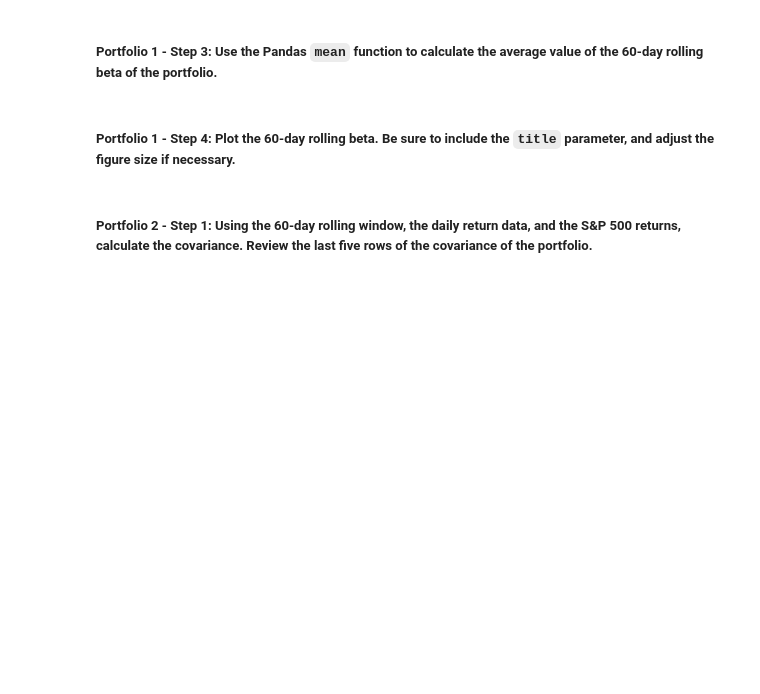
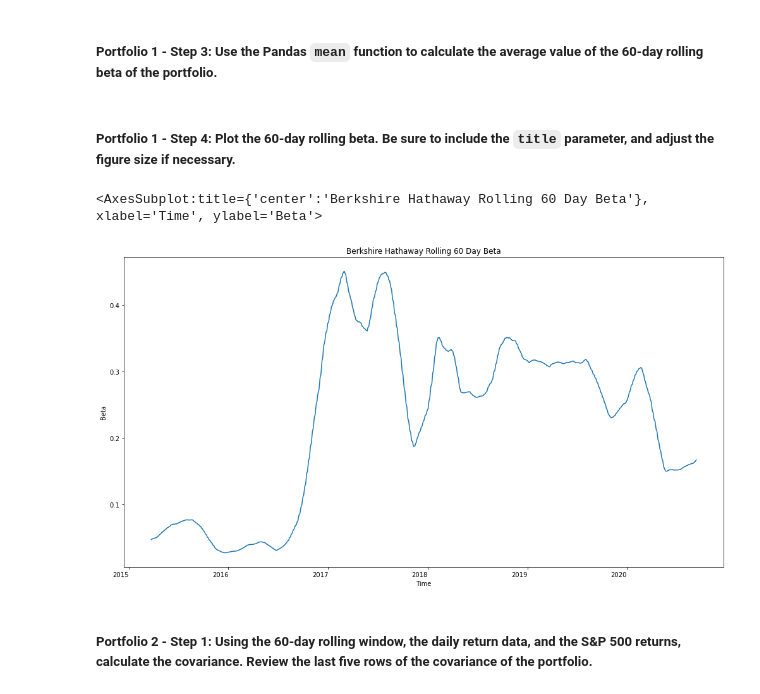
Before and after one commit to scottslusher/Whale-Analysis-Challenge, a Jupyter notebook: risk_return_analysis.ipynb, the cells around one changed output. Cells and saved outputs as stored; diff of their text form; code cells hidden in the pictures; blank space fills up the shorter version.

```diff
--- a/risk_return_analysis.ipynb
+++ b/risk_return_analysis.ipynb
@@ -357,4 +474,6 @@ Your analysis is nearing completion. Now, you need to evaluate how the portfolio
 #### Use the Pandas `var` function to calculate the variance of the S&P 500 by using a 60-day rolling window. Visualize the last five rows of the variance of the S&P 500.
 # %%
 # Calculate the variance of the S&P 500 using a rolling 60-day window.
-# YOUR CODE HERE
+sp500_60day_rolling_variance = whale_daily_return['S&P 500'].rolling(window=60)
+sp500_60day_rolling_variance = sp500_60day_rolling_variance.var()
+sp500_60day_rolling_variance.tail()
@@ -373,4 +500,11 @@ Your analysis is nearing completion. Now, you need to evaluate how the portfolio
 # %%
 # Calculate the covariance using a 60-day rolling window
 # Review the last five rows of the covariance data
-# YOUR CODE HERE
+berkshire_hathaway_rolling_60 = whale_daily_return['BERKSHIRE HATHAWAY INC'].rolling(window=60)
+
+sp500_rolling_60 = whale_daily_return['S&P 500'].rolling(window=60)
+
+berkshire_hathaway_covariance = berkshire_hathaway_rolling_60.cov(sp500_rolling_60)
+
+
+berkshire_hathaway_covariance.tail()
@@ -379,4 +521,7 @@ Your analysis is nearing completion. Now, you need to evaluate how the portfolio
 # %%
 # Calculate the beta based on the 60-day rolling covariance compared to the market (S&P 500)
 # Review the last five rows of the beta information
-# YOUR CODE HERE
+berkshire_hathaways_beta = berkshire_hathaway_covariance / sp500_60day_rolling_variance
+
+
+berkshire_hathaways_beta.tail()
@@ -384,13 +537,16 @@ Your analysis is nearing completion. Now, you need to evaluate how the portfolio
 ##### Portfolio 1 - Step 3: Use the Pandas `mean` function to calculate the average value of the 60-day rolling beta of the portfolio.
 # %%
 # Calculate the average of the 60-day rolling beta
-# YOUR CODE HERE
+berkshire_hathaways_60day_rolling_beta = berkshire_hathaways_beta.rolling(window=60).mean()
 # %% [markdown]
 ##### Portfolio 1 - Step 4: Plot the 60-day rolling beta. Be sure to include the `title` parameter, and adjust the figure size if necessary.
 # %%
 # Plot the rolling beta
 # Include a title parameter and adjust the figure size
-# YOUR CODE HERE
+berkshire_hathaways_60day_rolling_beta.plot(figsize=(17,10), title="Berkshire Hathaway Rolling 60 Day Beta", xlabel="Time", ylabel="Beta", rot=0)
+# %% [output]
+<AxesSubplot:title={'center':'Berkshire Hathaway Rolling 60 Day Beta'}, xlabel='Time', ylabel='Beta'>
+[figure, added]
 # %% [markdown]
 ##### Portfolio 2 - Step 1: Using the 60-day rolling window, the daily return data, and the S&P 500 returns, calculate the covariance. Review the last five rows of the covariance of the portfolio.
 # %%
```
Also changed, not shown: parts of 25 cells of this notebook.
